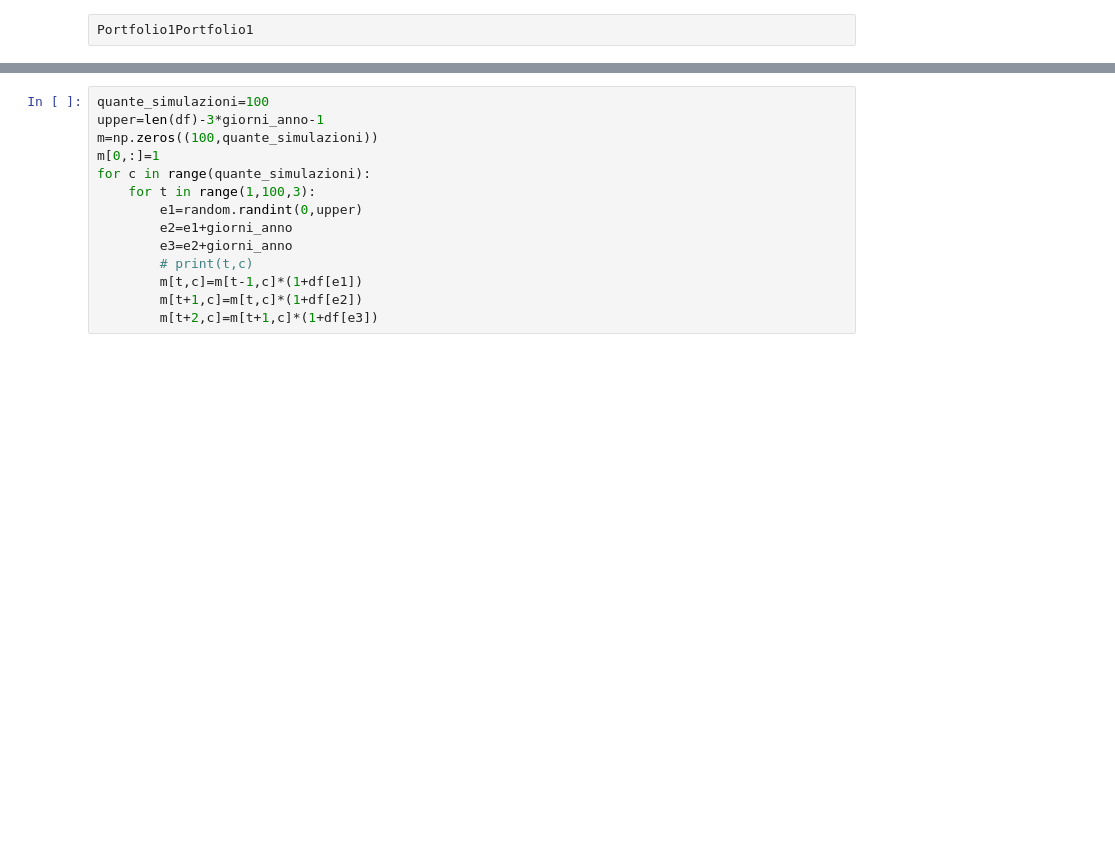
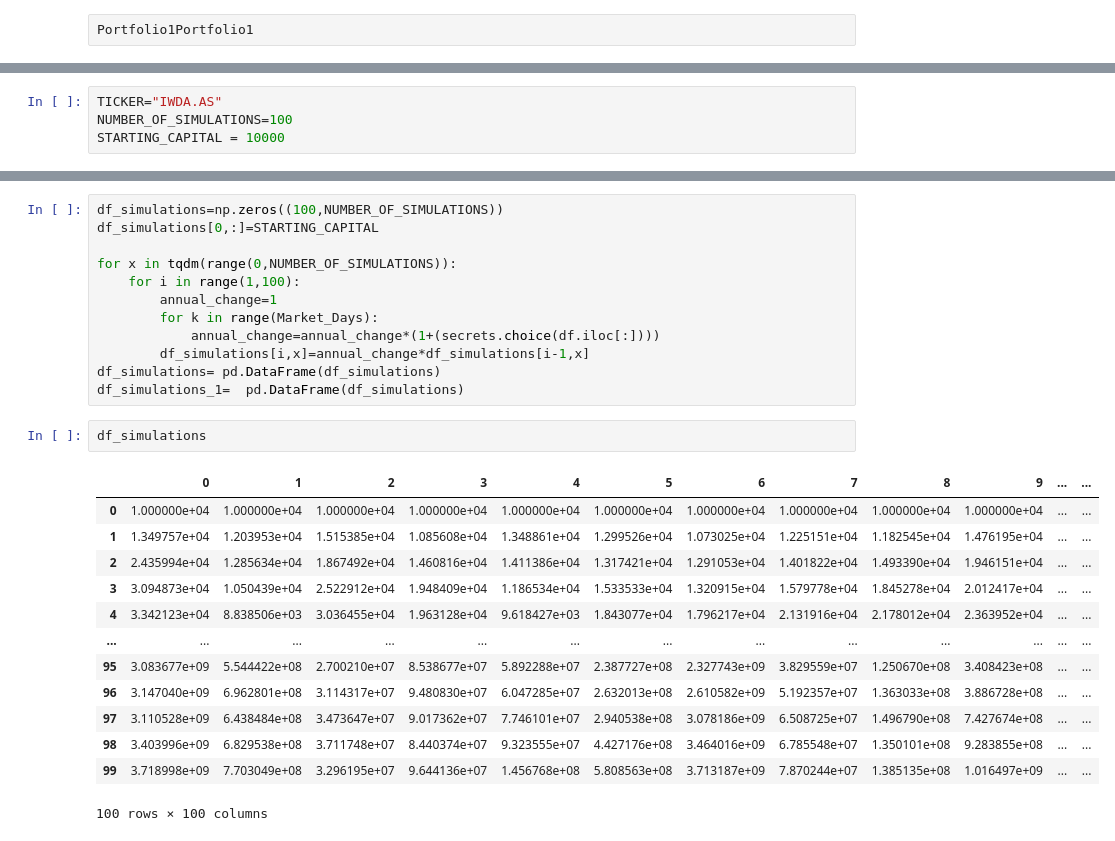
Before and after one commit to mak8427/My-site, a Jupyter notebook: finance/Portfolios/Portfolio1/Portfolio1.ipynb, the cells around one changed output, grey strips where cells are left out. Cells and saved outputs as stored; diff of their text form; blank space fills up the shorter version.

```diff
--- a/finance/Portfolios/Portfolio1/Portfolio1.ipynb
+++ b/finance/Portfolios/Portfolio1/Portfolio1.ipynb
@@ -10 +16,5 @@ import seaborn as sns
+# %%
+TICKER="IWDA.AS"
+NUMBER_OF_SIMULATIONS=100
+STARTING_CAPITAL = 10000
 # %%
@@ -27,14 +47,28 @@ print(df.index[terzo_estratto],"->",round(df[terzo_estratto]*100),"%")
 # %%
-quante_simulazioni=100
-upper=len(df)-3*giorni_anno-1
-m=np.zeros((100,quante_simulazioni))
-m[0,:]=1
-for c in range(quante_simulazioni):
-    for t in range(1,100,3):
-        e1=random.randint(0,upper)
-        e2=e1+giorni_anno
-        e3=e2+giorni_anno
-        # print(t,c)
-        m[t,c]=m[t-1,c]*(1+df[e1])
-        m[t+1,c]=m[t,c]*(1+df[e2])
-        m[t+2,c]=m[t+1,c]*(1+df[e3])
+df_simulations=np.zeros((100,NUMBER_OF_SIMULATIONS))
+df_simulations[0,:]=STARTING_CAPITAL
+
+for x in tqdm(range(0,NUMBER_OF_SIMULATIONS)):
+    for i in range(1,100):
+        annual_change=1
+        for k in range(Market_Days):
+            annual_change=annual_change*(1+(secrets.choice(df.iloc[:])))
+        df_simulations[i,x]=annual_change*df_simulations[i-1,x]
+df_simulations= pd.DataFrame(df_simulations)
+df_simulations_1=  pd.DataFrame(df_simulations)
+# %%
+df_simulations
+# %% [output]
+|  | 0 | 1 | 2 | 3 | 4 | 5 | 6 | 7 | 8 | 9 | ... | ... |
+| 0 | 1.000000e+04 | 1.000000e+04 | 1.000000e+04 | 1.000000e+04 | 1.000000e+04 | 1.000000e+04 | 1.000000e+04 | 1.000000e+04 | 1.000000e+04 | 1.000000e+04 | ... | ... |
+| 1 | 1.349757e+04 | 1.203953e+04 | 1.515385e+04 | 1.085608e+04 | 1.348861e+04 | 1.299526e+04 | 1.073025e+04 | 1.225151e+04 | 1.182545e+04 | 1.476195e+04 | ... | ... |
+| 2 | 2.435994e+04 | 1.285634e+04 | 1.867492e+04 | 1.460816e+04 | 1.411386e+04 | 1.317421e+04 | 1.291053e+04 | 1.401822e+04 | 1.493390e+04 | 1.946151e+04 | ... | ... |
+| 3 | 3.094873e+04 | 1.050439e+04 | 2.522912e+04 | 1.948409e+04 | 1.186534e+04 | 1.533533e+04 | 1.320915e+04 | 1.579778e+04 | 1.845278e+04 | 2.012417e+04 | ... | ... |
+| 4 | 3.342123e+04 | 8.838506e+03 | 3.036455e+04 | 1.963128e+04 | 9.618427e+03 | 1.843077e+04 | 1.796217e+04 | 2.131916e+04 | 2.178012e+04 | 2.363952e+04 | ... | ... |
+| ... | ... | ... | ... | ... | ... | ... | ... | ... | ... | ... | ... | ... |
+| 95 | 3.083677e+09 | 5.544422e+08 | 2.700210e+07 | 8.538677e+07 | 5.892288e+07 | 2.387727e+08 | 2.327743e+09 | 3.829559e+07 | 1.250670e+08 | 3.408423e+08 | ... | ... |
+| 96 | 3.147040e+09 | 6.962801e+08 | 3.114317e+07 | 9.480830e+07 | 6.047285e+07 | 2.632013e+08 | 2.610582e+09 | 5.192357e+07 | 1.363033e+08 | 3.886728e+08 | ... | ... |
+| 97 | 3.110528e+09 | 6.438484e+08 | 3.473647e+07 | 9.017362e+07 | 7.746101e+07 | 2.940538e+08 | 3.078186e+09 | 6.508725e+07 | 1.496790e+08 | 7.427674e+08 | ... | ... |
+| 98 | 3.403996e+09 | 6.829538e+08 | 3.711748e+07 | 8.440374e+07 | 9.323555e+07 | 4.427176e+08 | 3.464016e+09 | 6.785548e+07 | 1.350101e+08 | 9.283855e+08 | ... | ... |
+| 99 | 3.718998e+09 | 7.703049e+08 | 3.296195e+07 | 9.644136e+07 | 1.456768e+08 | 5.808563e+08 | 3.713187e+09 | 7.870244e+07 | 1.385135e+08 | 1.016497e+09 | ... | ... |
+100 rows × 100 columns
```
Also changed, not shown: parts of 10 cells of this notebook, 1 other file.
